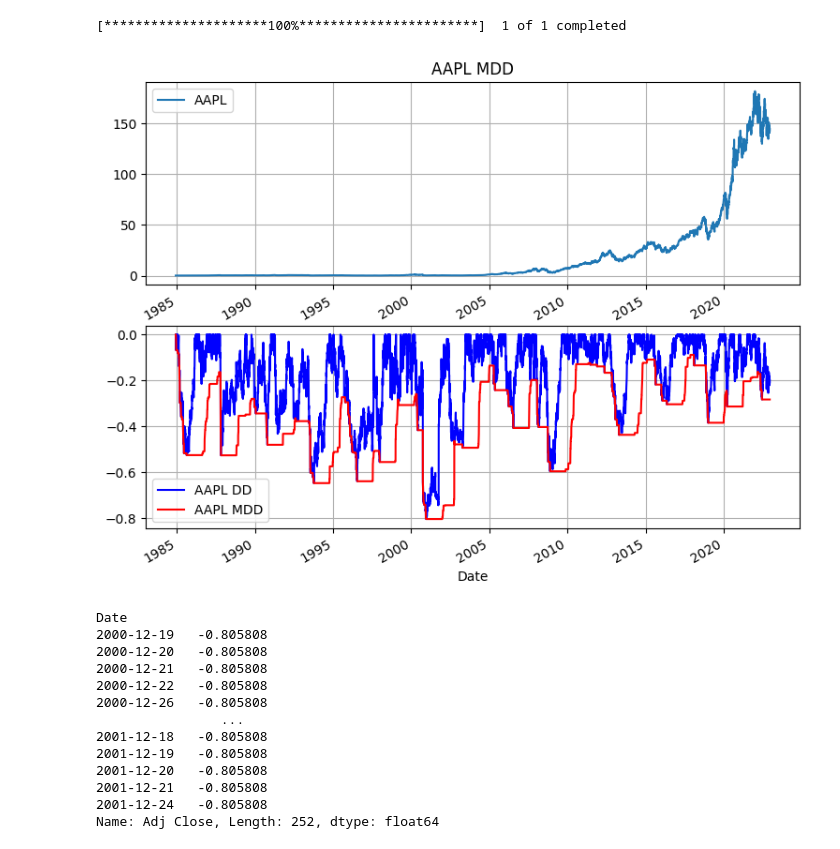
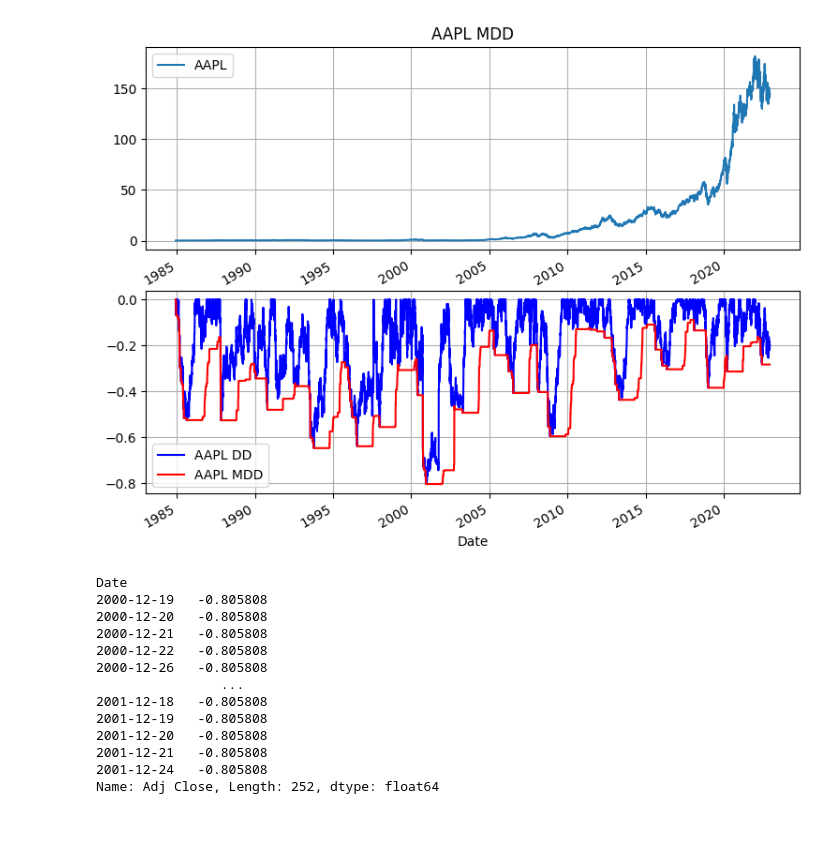
Before and after one commit to taewan2002/stock, a Jupyter notebook: Analysis.ipynb, the cells around one changed output. Drawn from its saved outputs; the diff is of its cells as text; code cells hidden in the pictures.

```diff
--- a/Analysis.ipynb
+++ b/Analysis.ipynb
@@ -28,45 +26,44 @@ plt.show()
 # %%
 # Max Draw Down 최대 손실 낙폭
 from pandas_datareader import data as pdr
 import yfinance as yf
 import matplotlib.pyplot as plt
 yf.pdr_override()
 
 
 # 1984년 12월 01일부터 AAPL데이터를 불러온다.
-aapl = pdr.get_data_yahoo("aapl", "1984-12-01")
+aapl = pdr.get_data_yahoo("aapl", "1984-12-01", progress = False)
 
 window = 252 # 어림잡아 1년동안 개장일
 peak = aapl['Adj Close'].rolling(window, min_periods=1).max()
 drawdown = aapl['Adj Close']/peak - 1.0
 max_dd = drawdown.rolling(window, min_periods=1).min()
 
 plt.figure(figsize=(9,7))
 plt.subplot(211) # 2행 1열 중 1행에 그린다.
 aapl["Close"].plot(label="AAPL",title="AAPL MDD", grid=True, legend=True)
 plt.subplot(212) # 2행 1열중 2행에 그린다.
 drawdown.plot(c='blue', label="AAPL DD", grid=True, legend=True)
 max_dd.plot(c="red", label="AAPL MDD", grid=True, legend=True)
 plt.show()
 
 # 최대 낙폭은 약 80% 정도로 볼 수 있다.
 max_dd[max_dd == max_dd.min()]
 # %% [output]
+[figure]
-[*********************100%***********************]  1 of 1 completed
+Date
+2000-12-19   -0.805808
+2000-12-20   -0.805808
+2000-12-21   -0.805808
+2000-12-22   -0.805808
+2000-12-26   -0.805808
+                ...
+2001-12-18   -0.805808
+2001-12-19   -0.805808
+2001-12-20   -0.805808
+2001-12-21   -0.805808
+2001-12-24   -0.805808
+Name: Adj Close, Length: 252, dtype: float64
-[figure]
-Date
-2000-12-19   -0.805808
-2000-12-20   -0.805808
-2000-12-21   -0.805808
-2000-12-22   -0.805808
-2000-12-26   -0.805808
-                ...
-2001-12-18   -0.805808
-2001-12-19   -0.805808
-2001-12-20   -0.805808
-2001-12-21   -0.805808
-2001-12-24   -0.805808
-Name: Adj Close, Length: 252, dtype: float64
 # %%
 import pandas as pd
 from pandas_datareader import data as pdr
```
Also changed, not shown: parts of 4 cells of this notebook.
